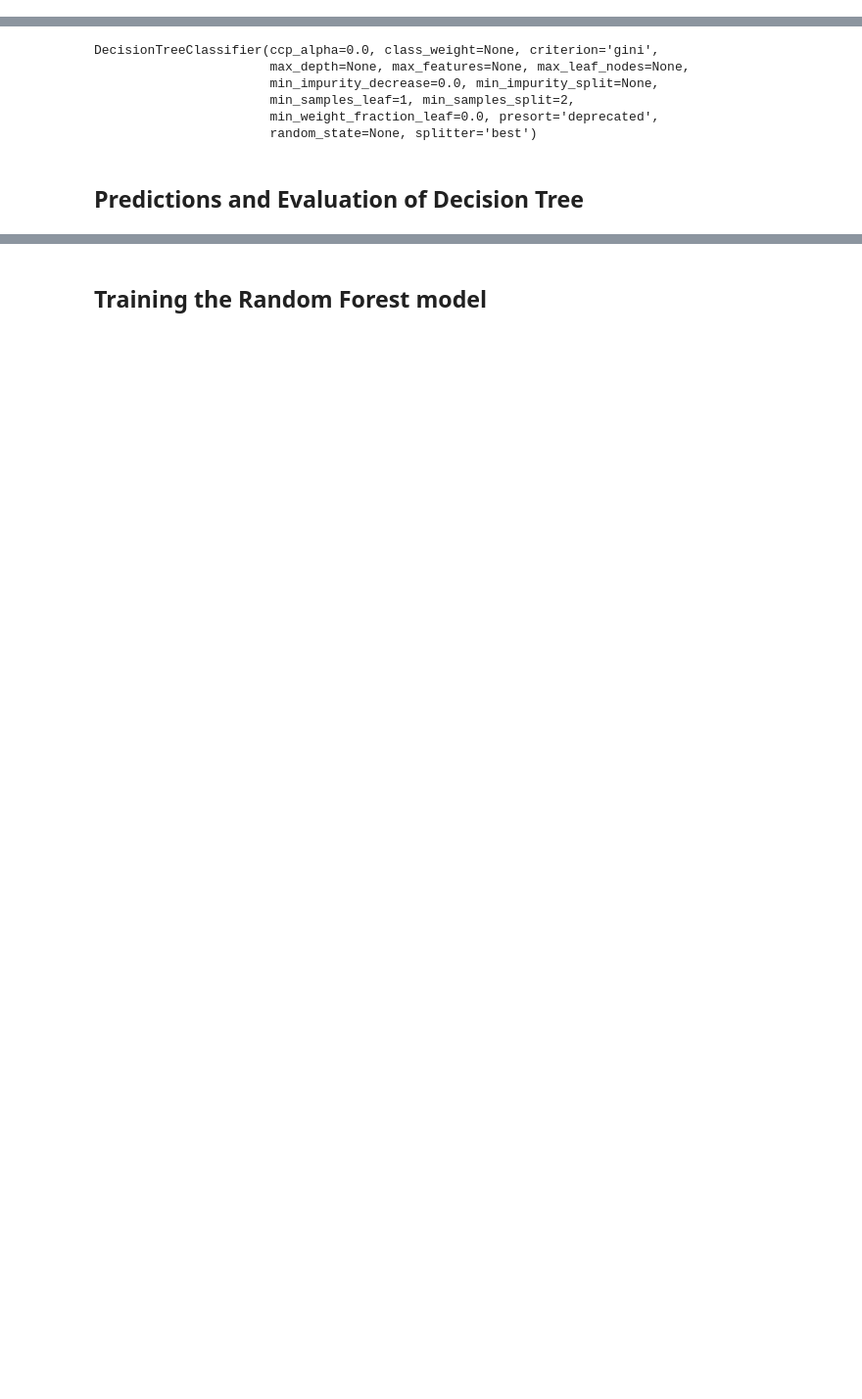
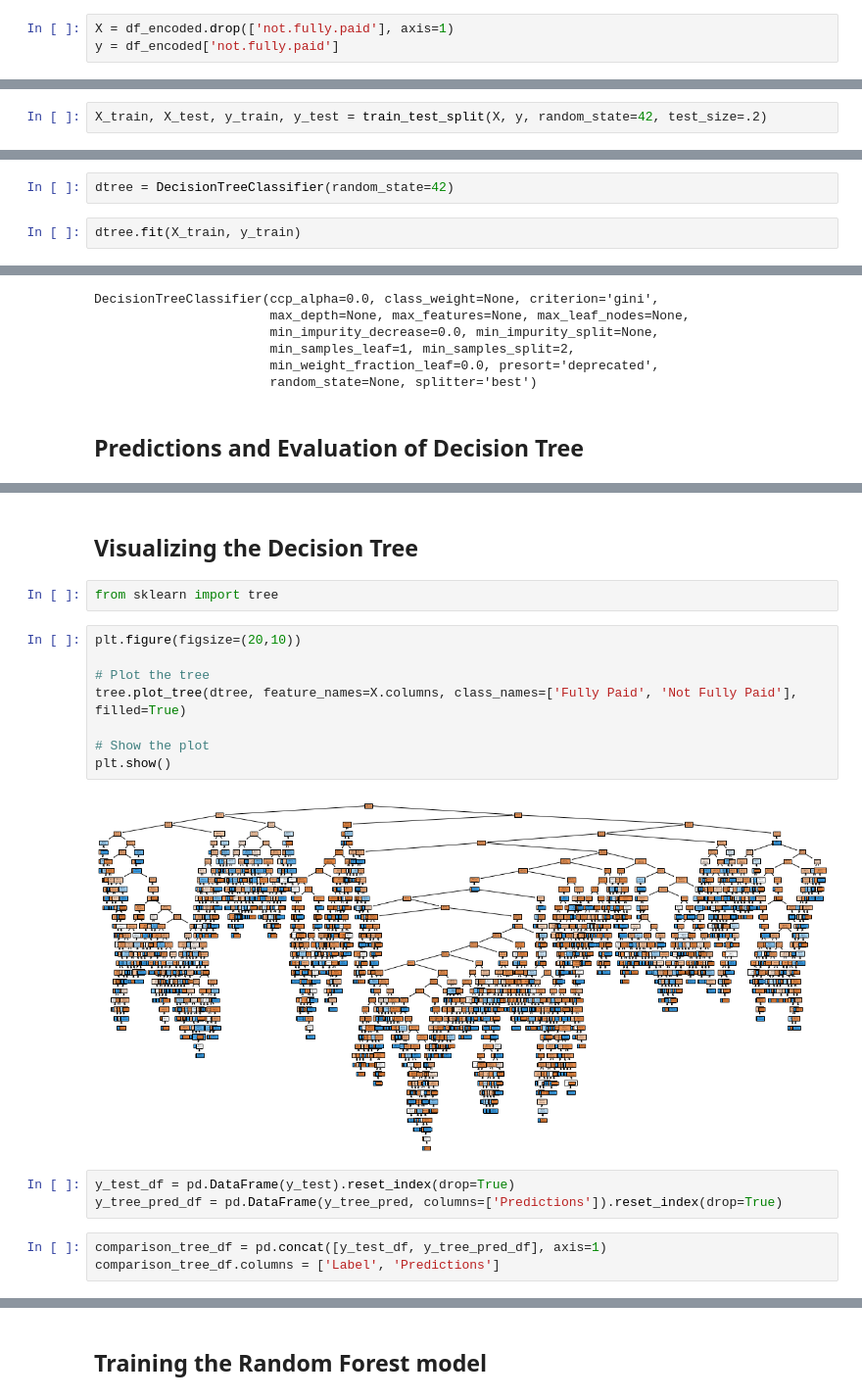
Before and after one commit to aminmk99/machine-learning-projects, a Jupyter notebook: Load Repayment Decision Tree& Random Forest/loan_repayment.ipynb, the cells around one changed output, grey strips where cells are left out. Shown at 98% size. Cells and saved outputs as stored; diff of their text form; blank space fills up the shorter version.

Commit message:
Implemented decision tree and random forest models

```diff
--- a/Load Repayment Decision Tree& Random Forest/loan_repayment.ipynb
+++ b/Load Repayment Decision Tree& Random Forest/loan_repayment.ipynb
@@ -338,0 +341,3 @@ df_encoded.head()
+# %%
+X = df_encoded.drop(['not.fully.paid'], axis=1)
+y = df_encoded['not.fully.paid']
@@ -338,0 +348,2 @@ df_encoded.head()
+# %%
+X_train, X_test, y_train, y_test = train_test_split(X, y, random_state=42, test_size=.2)
@@ -340,0 +365,4 @@ df_encoded.head()
+# %%
+dtree = DecisionTreeClassifier(random_state=42)
+# %%
+dtree.fit(X_train, y_train)
@@ -382,0 +410,20 @@ weighted avg       0.75      0.73      0.74      2874
+# %% [markdown]
+## Visualizing the Decision Tree
+# %%
+from sklearn import tree
+# %%
+plt.figure(figsize=(20,10))
+
+# Plot the tree
+tree.plot_tree(dtree, feature_names=X.columns, class_names=['Fully Paid', 'Not Fully Paid'], filled=True)
+
+# Show the plot
+plt.show()
+# %% [output]
+[figure, added]
+# %%
+y_test_df = pd.DataFrame(y_test).reset_index(drop=True)
+y_tree_pred_df = pd.DataFrame(y_tree_pred, columns=['Predictions']).reset_index(drop=True)
+# %%
+comparison_tree_df = pd.concat([y_test_df, y_tree_pred_df], axis=1)
+comparison_tree_df.columns = ['Label', 'Predictions']
```
Also changed, not shown: parts of 32 cells of this notebook.
